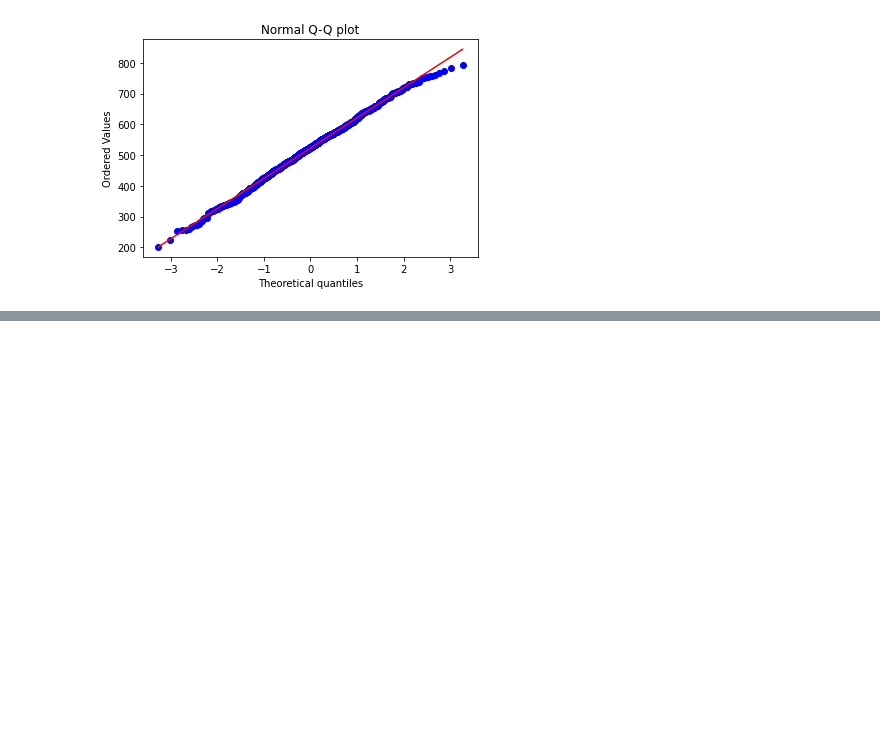
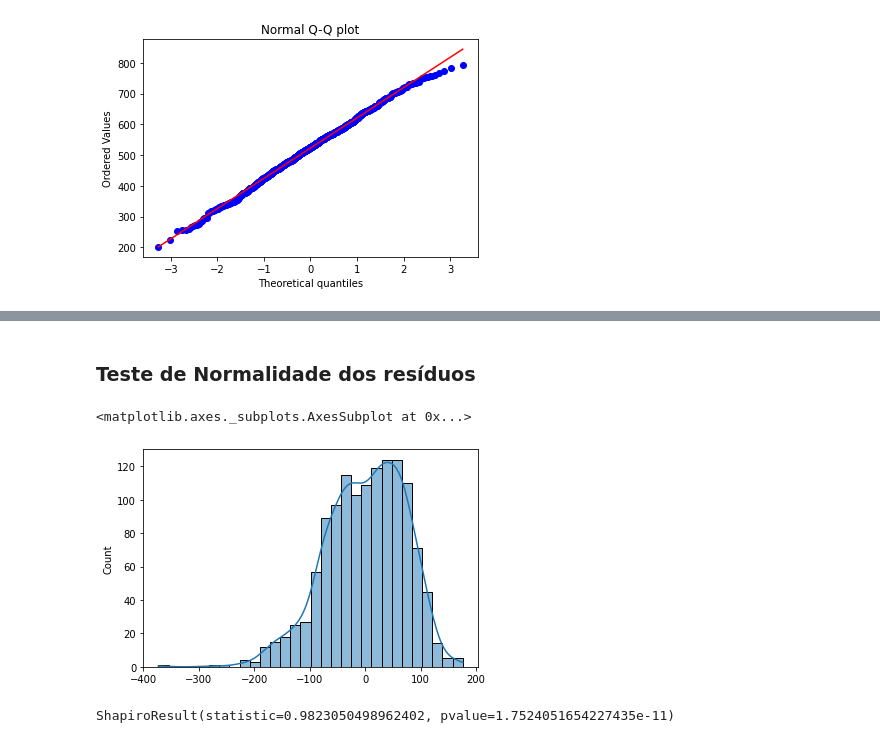
Before and after one commit to danlamberg/DS_RegressaoLinear-DS, a Jupyter notebook: Atividade_Regressão_Linear_Simples.ipynb, the cells around one changed output, grey strips where cells are left out. Drawn from its saved outputs; the diff is of its cells as text; code cells hidden in the pictures; blank space fills up the shorter version.

```diff
--- a/Atividade_Regressão_Linear_Simples.ipynb
+++ b/Atividade_Regressão_Linear_Simples.ipynb
@@ -231,0 +318,3 @@ plt.show()
+# %%
+residuos = regressao.resid
+residuos
@@ -231,0 +345,11 @@ plt.show()
+# %% [markdown]
+### Teste de Normalidade dos resíduos
+# %%
+sns.histplot(data=residuos, kde=True)
+# %% [output]
+<matplotlib.axes._subplots.AxesSubplot at 0x...>
+[figure, added]
+# %%
+stats.shapiro(residuos)
+# %% [output]
+ShapiroResult(statistic=0.9823050498962402, pvalue=1.7524051654227435e-11)
```
Also changed, not shown: parts of 21 cells of this notebook.
